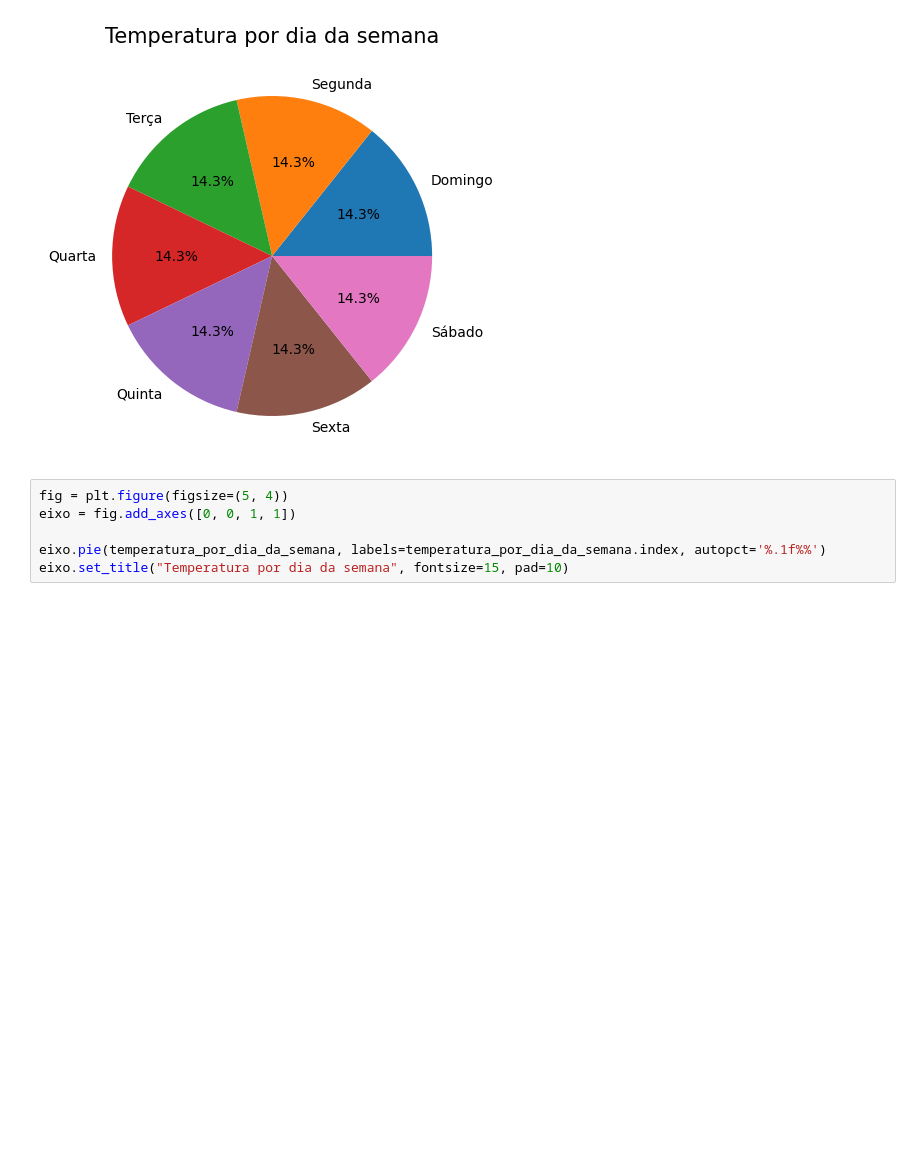
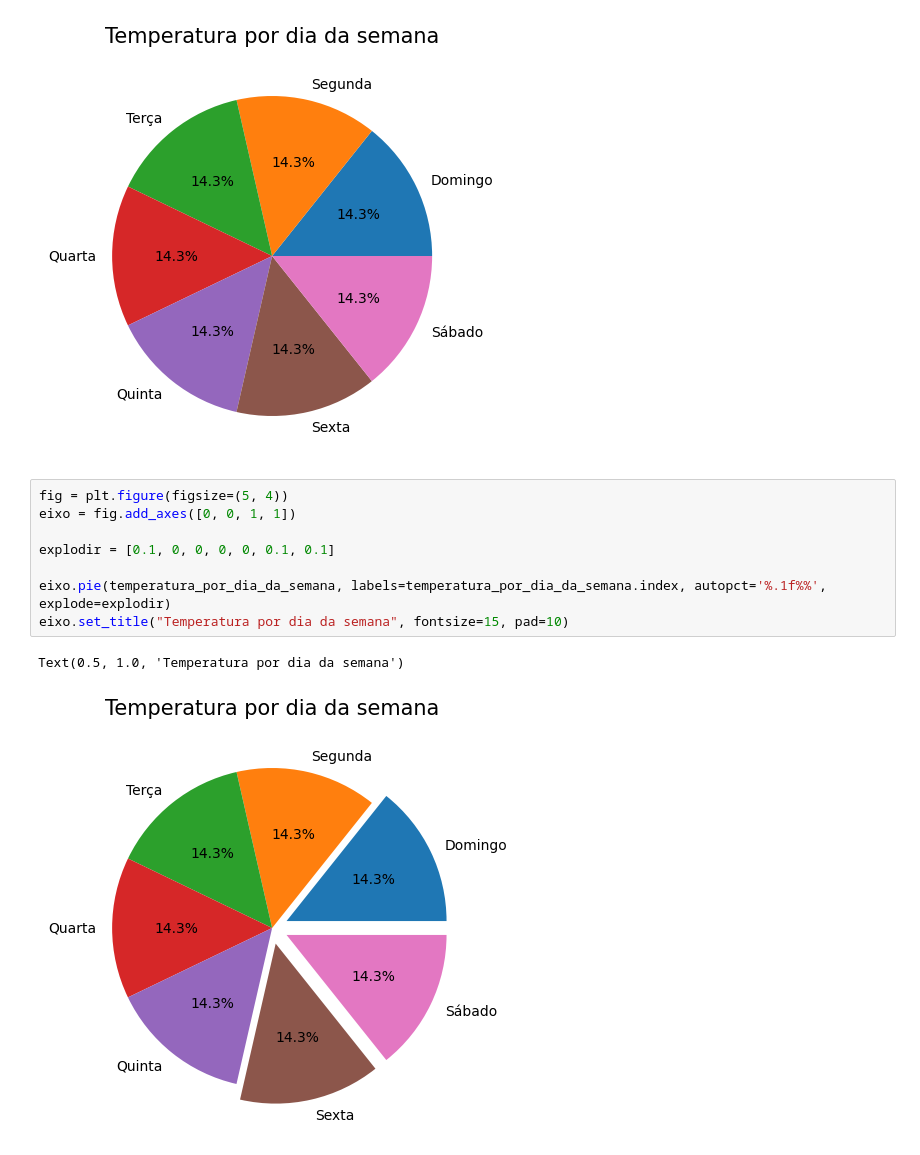
Before and after one commit to RayVilaca/Bootcamp-Data-Analytics, a Jupyter notebook: Cursos-Off/Alura/datavisualizationmatplotlib/datavisualization.ipynb, the cells around one changed output. Saved outputs shown, nothing was run; the diff lists cells and outputs as text; blank space fills up the shorter version.

Commit message:
feat: add pie chart

```diff
--- a/Cursos-Off/Alura/datavisualizationmatplotlib/datavisualization.ipynb
+++ b/Cursos-Off/Alura/datavisualizationmatplotlib/datavisualization.ipynb
@@ -553,6 +553,11 @@ Text(0.5, 1.0, 'Temperatura por dia da semana')
 # %%
 fig = plt.figure(figsize=(5, 4))
 eixo = fig.add_axes([0, 0, 1, 1])
 
-eixo.pie(temperatura_por_dia_da_semana, labels=temperatura_por_dia_da_semana.index, autopct='%.1f%%')
+explodir = [0.1, 0, 0, 0, 0, 0.1, 0.1]
+
+eixo.pie(temperatura_por_dia_da_semana, labels=temperatura_por_dia_da_semana.index, autopct='%.1f%%', explode=explodir)
 eixo.set_title("Temperatura por dia da semana", fontsize=15, pad=10)
+# %% [output]
+Text(0.5, 1.0, 'Temperatura por dia da semana')
+[figure, added]
```
Also changed, not shown: parts of 1 cell of this notebook.
